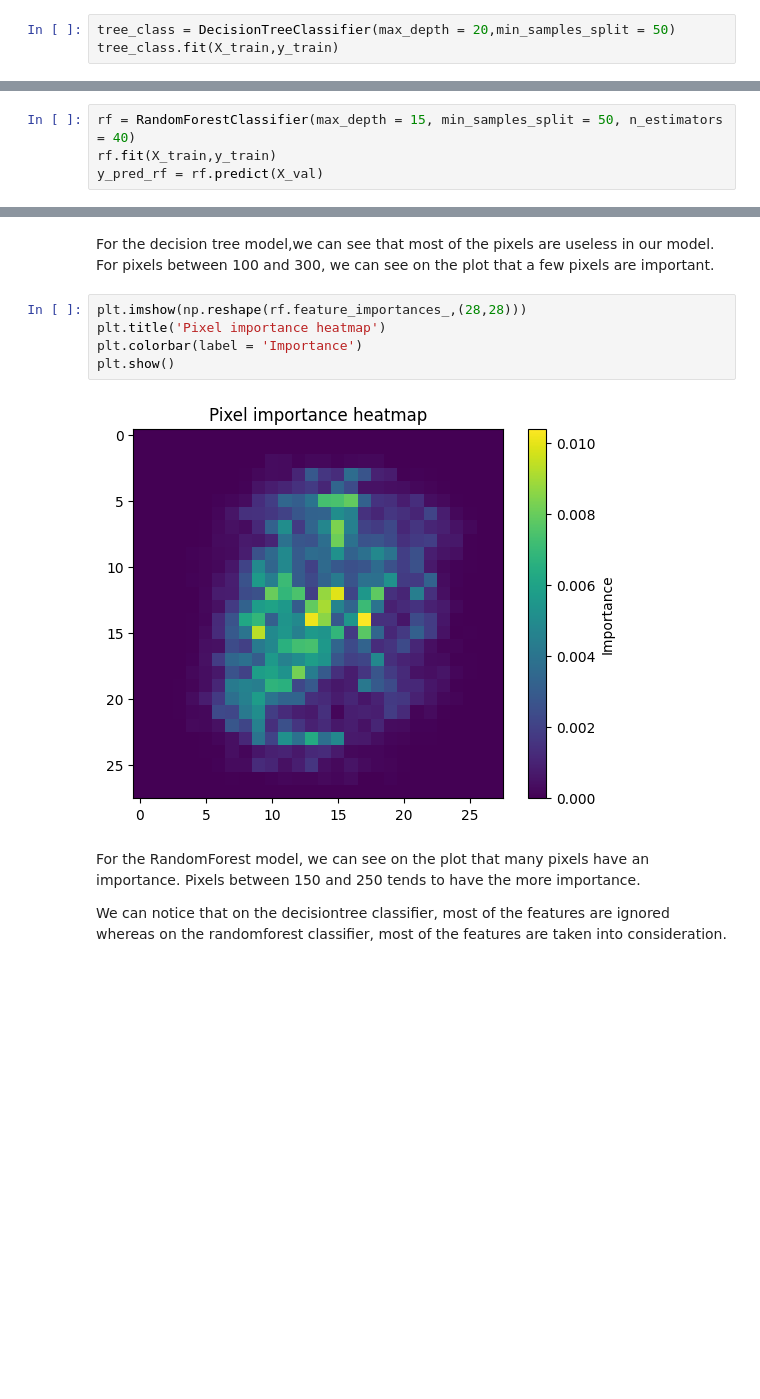
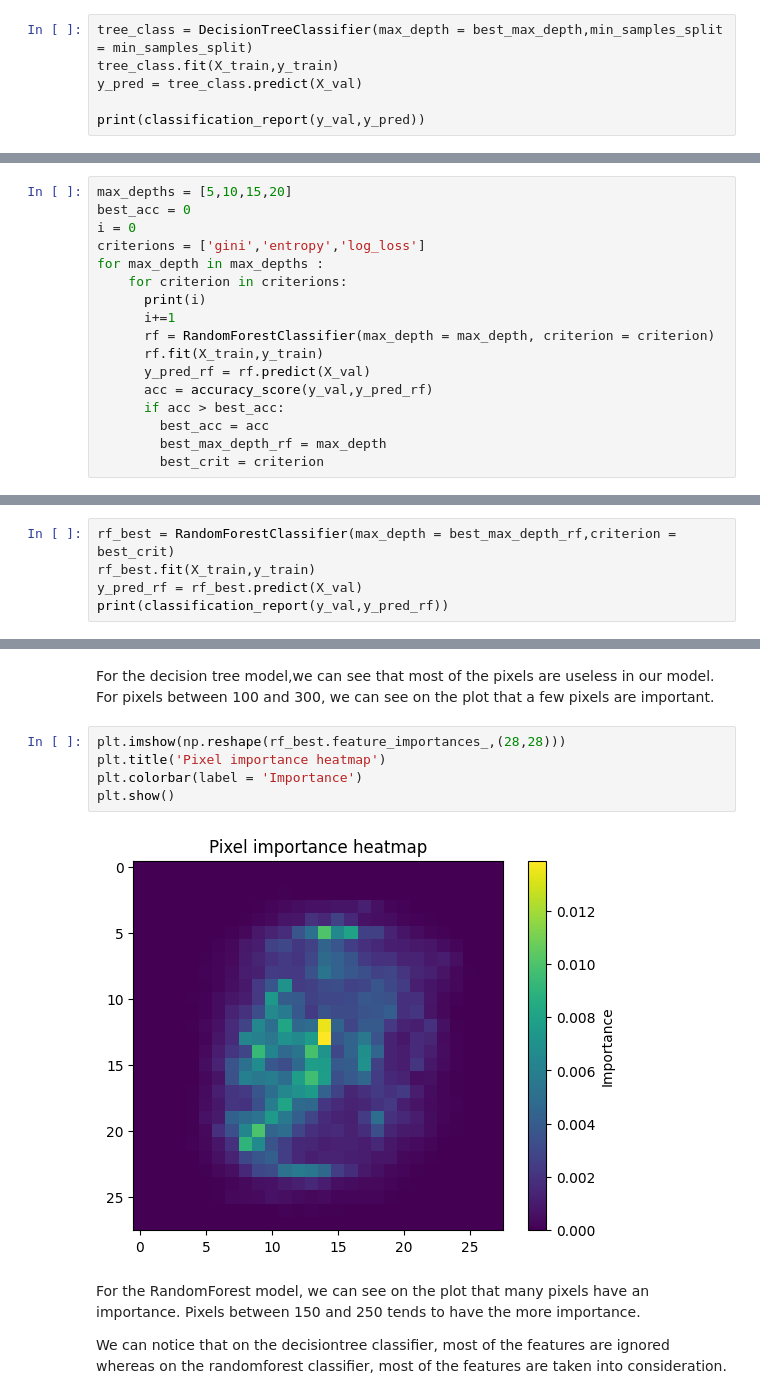
Before and after one commit to dfinel/ITC_assignments, a Jupyter notebook: non_param/Non_Parametric_exercises_RF.ipynb, the cells around one changed output, grey strips where cells are left out. Saved outputs shown, nothing was run; the diff lists cells and outputs as text; blank space fills up the shorter version.

Commit message:
decision tree and random forest

```diff
--- a/non_param/Non_Parametric_exercises_RF.ipynb
+++ b/non_param/Non_Parametric_exercises_RF.ipynb
@@ -25,4 +56,7 @@ X_val,X_test,y_val,y_test = train_test_split(X_temp,y_temp, test_size = 0.5, ran
 # %%
-tree_class = DecisionTreeClassifier(max_depth = 20,min_samples_split = 50)
+tree_class = DecisionTreeClassifier(max_depth = best_max_depth,min_samples_split = min_samples_split)
 tree_class.fit(X_train,y_train)
+y_pred = tree_class.predict(X_val)
+
+print(classification_report(y_val,y_pred))
 # %% [output]
@@ -72,0 +79,17 @@ After running multiples times and with various values, we find that max_depth =
+# %%
+max_depths = [5,10,15,20]
+best_acc = 0
+i = 0
+criterions = ['gini','entropy','log_loss']
+for max_depth in max_depths :
+    for criterion in criterions:
+      print(i)
+      i+=1
+      rf = RandomForestClassifier(max_depth = max_depth, criterion = criterion)
+      rf.fit(X_train,y_train)
+      y_pred_rf = rf.predict(X_val)
+      acc = accuracy_score(y_val,y_pred_rf)
+      if acc > best_acc:
+        best_acc = acc
+        best_max_depth_rf = max_depth
+        best_crit = criterion
@@ -73,4 +121,5 @@ After running multiples times and with various values, we find that max_depth =
 # %%
-rf = RandomForestClassifier(max_depth = 15, min_samples_split = 50, n_estimators = 40)
-rf.fit(X_train,y_train)
-y_pred_rf = rf.predict(X_val)
+rf_best = RandomForestClassifier(max_depth = best_max_depth_rf,criterion = best_crit)
+rf_best.fit(X_train,y_train)
+y_pred_rf = rf_best.predict(X_val)
+print(classification_report(y_val,y_pred_rf))
@@ -109,12 +154,12 @@ plt.show()
 # %% [markdown]
 For the decision tree model,we can see that most of the pixels are useless in our model. For pixels between 100 and 300, we can see on the plot that a few pixels are important.
 # %%
-plt.imshow(np.reshape(rf.feature_importances_,(28,28)))
+plt.imshow(np.reshape(rf_best.feature_importances_,(28,28)))
 plt.title('Pixel importance heatmap')
 plt.colorbar(label = 'Importance')
 plt.show()
 # %% [output]
-[figure, old version]
+[figure, new version]
 # %% [markdown]
 For the RandomForest model, we can see on the plot that many pixels have an importance. Pixels between 150 and 250 tends to have the more importance.
 
```
Also changed, not shown: parts of 52 cells of this notebook.
